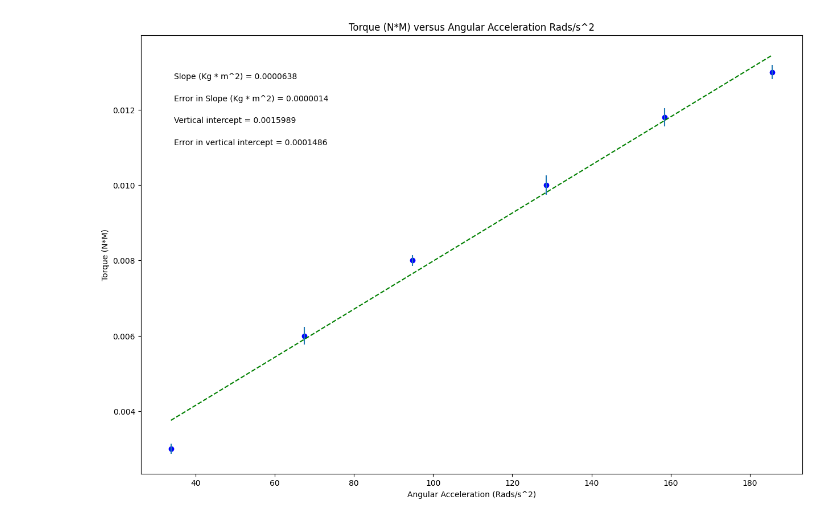
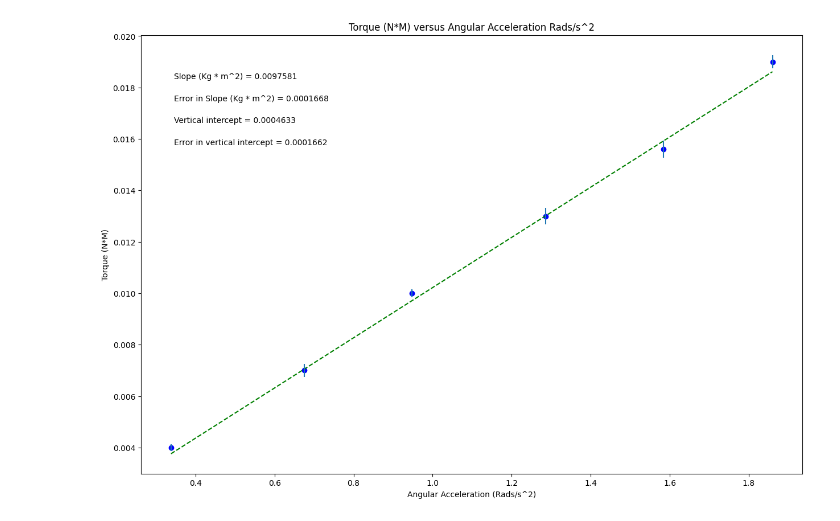
Before and after one commit to AveryStephens-Git-Hub/AveryStephensPhysicsPlots, a Jupyter notebook: Stephens_lab7_graph.ipynb, the cells around one changed output. Drawn from its saved outputs; the diff is of its cells as text; code cells hidden in the pictures.

```diff
--- a/Stephens_lab7_graph.ipynb
+++ b/Stephens_lab7_graph.ipynb
@@ -19,11 +19,11 @@ import matplotlib.pyplot as plt
 #variable names should start with a letter and must contain only letters, numbers, and underscores
 
 
-Ang_ac = np.array([33.766, 67.532, 94.805, 128.571,158.442,185.71 ])
+Ang_ac = np.array([0.338,0.675,0.948,1.286,1.584,1.86 ])
 
-torque = np.array([0.003,0.006,0.008,0.010,0.0118,0.013])
+torque = np.array([0.004,0.007,0.010,0.013,0.0156,0.019])
 
-err = np.array([0.000132629, 0.000228523, 0.00013926, 0.000250834, 0.00024698, 0.0001864])
+err = np.array([0.000139979,0.000255352,0.000163367,0.00031363,0.00032794,0.0002624])
 
 
 
@@ -92,31 +92,31 @@ elif annotation_placement==3 or annotation_placement==4:
 #Don't need to change anything in this section!
 
 #Plot data on graph. Plot error bars and place values for slope,
 #error in slope, and vertical intercept (plus error) on the plot using "annotate"
 
 plt.figure(figsize=(15,10))
 
 plt.plot(x, fit, color='green', linestyle='--')
 plt.scatter(x, y, color='blue', marker='o')
 
 plt.xlabel(x_label)
 plt.ylabel(y_label)
 plt.title(plot_title)
 
 plt.errorbar(x, y, yerr=dy, xerr=None, fmt="none") #don't need to plot x error bars
 
 plt.annotate('Slope ({}) = {value:.{digits}f}'.format(slope_units,value=m, digits=7),
              (xpos, ypos[0]), xycoords='axes fraction')
 
 plt.annotate('Error in Slope ({}) = {value:.{digits}f}'.format(slope_units,value=dm, digits=7),
              (xpos, ypos[1]), xycoords='axes fraction')
 
 plt.annotate('Vertical intercept = {value:.{digits}f}'.format(value=b, digits=7),
              (xpos, ypos[2]), xycoords='axes fraction')
 
 plt.annotate('Error in vertical intercept = {value:.{digits}f}'.format(value=db, digits=7),
              (xpos, ypos[3]), xycoords='axes fraction')
 
 plt.show()
 # %% [output]
-[figure, old version]
+[figure, new version]
```
